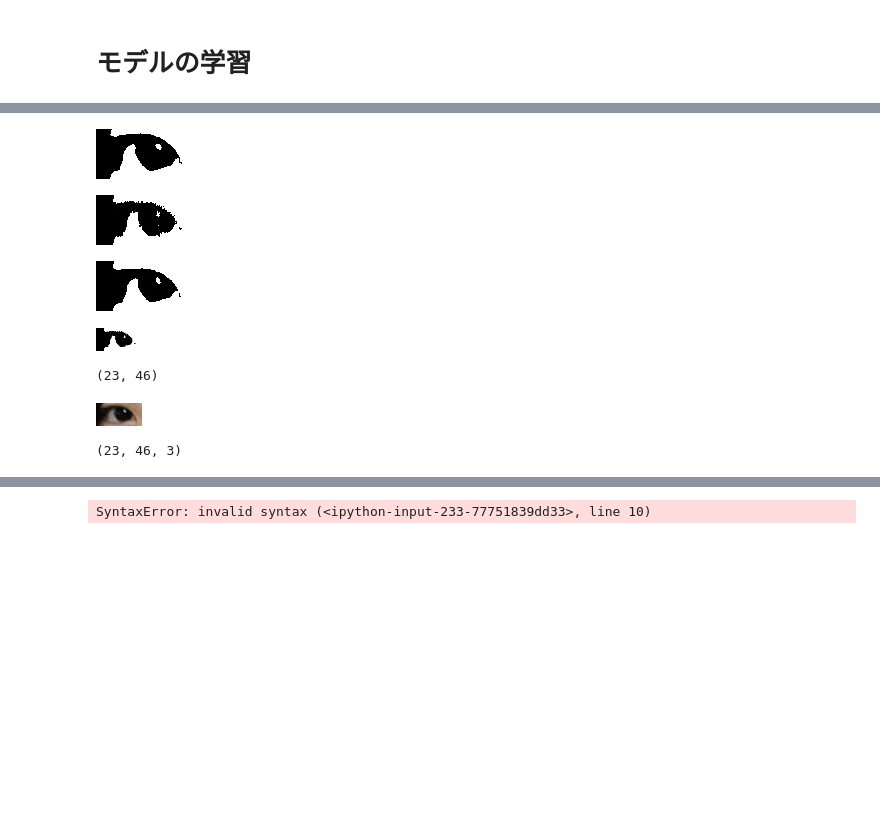
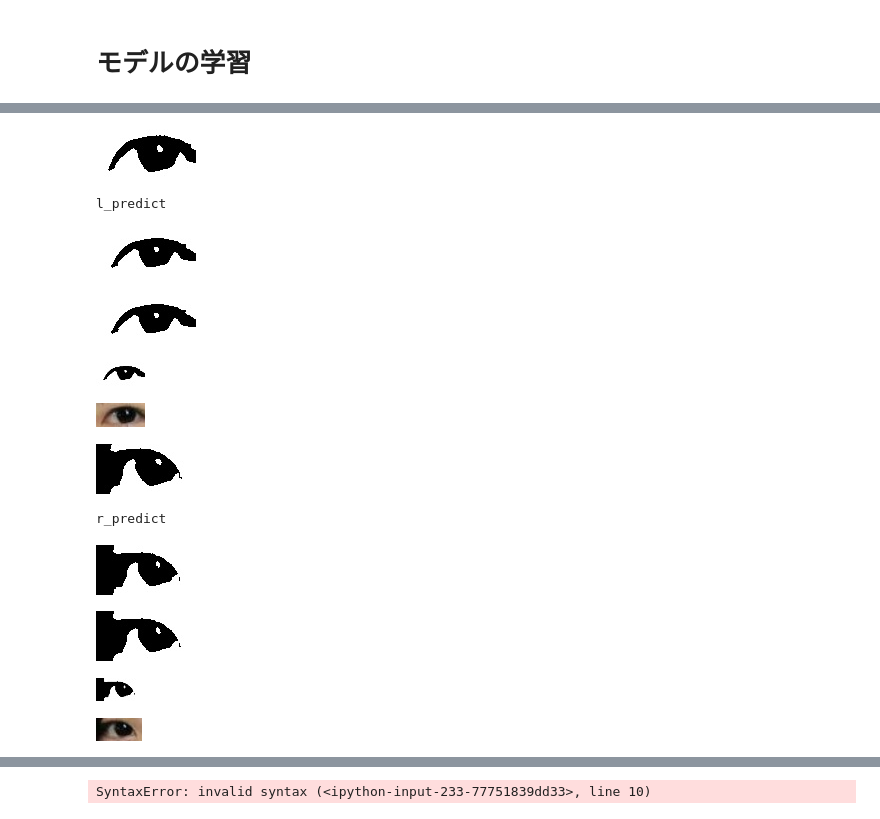
Before and after one commit to kinketsucom/Diff_Extraction, a Jupyter notebook: Untitled.ipynb, the cells around one changed output, grey strips where cells are left out. Saved outputs shown, nothing was run; the diff lists cells and outputs as text; code cells hidden in the pictures; blank space fills up the shorter version.

```diff
--- a/Untitled.ipynb
+++ b/Untitled.ipynb
@@ -224,10 +224,10 @@ right_ai_proc_img = np.asarray(right_ai_proc_img)
 
 
 
-for i in range(num):
-    print("proc",i),display_cv_image(left_ai_proc_img[i])
-    print("raw",i),display_cv_image(left_ai_raw_img[i])
-for i in [num]:
-    print("proc",i),display_cv_image(right_ai_proc_img[i])
-    print("raw",i),display_cv_image(right_ai_raw_img[i])
+for i in range(num+1):
+    print("proc_l",i),display_cv_image(left_ai_proc_img[i])
+    print("raw_l",i),display_cv_image(left_ai_raw_img[i])
+for i in range(num+1):
+    print("proc_r",i),display_cv_image(right_ai_proc_img[i])
+    print("raw_r",i),display_cv_image(right_ai_raw_img[i])
 # %% [output]
@@ -307,5 +350,5 @@ proc_img[0].pas
 # モデルの学習
 # %%
 # 実行
-model.fit(l_g_proc_dat, l_g_raw_dat, batch_size=5, epochs=100)
+l_model.fit(l_g_proc_dat, l_g_raw_dat, batch_size=5, epochs=400)
 # %% [output]
@@ -331,0 +373,2 @@ hoge = model.predict(l_g_proc_dat)
+# %%
+r_model.fit(r_g_proc_dat,r_g_raw_dat,batch_size=5,epochs=400)
@@ -332,23 +394,41 @@ hoge = model.predict(l_g_proc_dat)
+# %%
+l_hoge = l_model.predict(l_g_proc_dat)
+r_hoge = r_model.predict(r_g_proc_dat)
 # %%
 display_cv_image(l_g_proc_dat[0]*255)
-hoge[0][hoge[0]<0.5]=0
-hoge[0][hoge[0]>=0.5]= 1
-display_cv_image(hoge[0]*255)
+l_hoge[0][l_hoge[0]<0.5]=0
+l_hoge[0][l_hoge[0]>=0.5]= 1
+print("l_predict")
+display_cv_image(l_hoge[0]*255)
 display_cv_image(l_g_raw_dat[0]*255)
-reshape = (left_ai_proc_img[num].shape[0],left_ai_proc_img[num].shape[1])
-l_restore = cv2.resize(hoge[0]*255,(reshape[1],reshape[0]))#たかさ、よこ
+l_reshape = (left_ai_proc_img[num].shape[0],left_ai_proc_img[num].shape[1])
+l_restore = cv2.resize(l_hoge[0]*255,(l_reshape[1],l_reshape[0]))#たかさ、よこ
 display_cv_image(l_restore)
-print(l_restore.shape)
 display_cv_image(left_ai_proc_img[0])
-print(left_ai_proc_img[0].shape)
+
+display_cv_image(r_g_proc_dat[0]*255)
+r_hoge[0][r_hoge[0]<0.5]=0
+r_hoge[0][r_hoge[0]>=0.5]= 1
+print("r_predict")
+display_cv_image(r_hoge[0]*255)
+display_cv_image(r_g_raw_dat[0]*255)
+r_reshape = (right_ai_proc_img[num].shape[0],right_ai_proc_img[num].shape[1])
+r_restore = cv2.resize(r_hoge[0]*255,(r_reshape[1],r_reshape[0]))#たかさ、よこ
+display_cv_image(r_restore)
+display_cv_image(right_ai_proc_img[0])
 # %% [output]
-[figure, old version]
+[figure, new version]
+l_predict
-[figure, old version]
+[figure, new version]
-[figure, old version]
+[figure, new version]
-[figure, old version]
+[figure, new version]
-(23, 46)
-[figure, old version]
+[figure, new version]
+[figure, added]
-(23, 46, 3)
+r_predict
+[figure, added]
+[figure, added]
+[figure, added]
+[figure, added]
 # %%
 def overlayOnPart(src_image, overlay_image, posX, posY):
 
```
Also changed, not shown: parts of 9 cells of this notebook, 4 other files.
